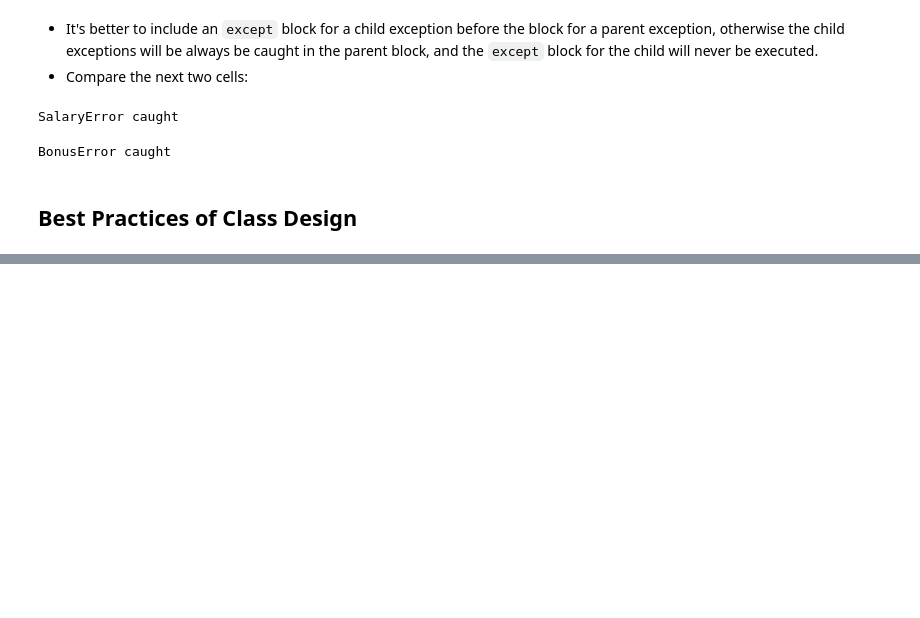
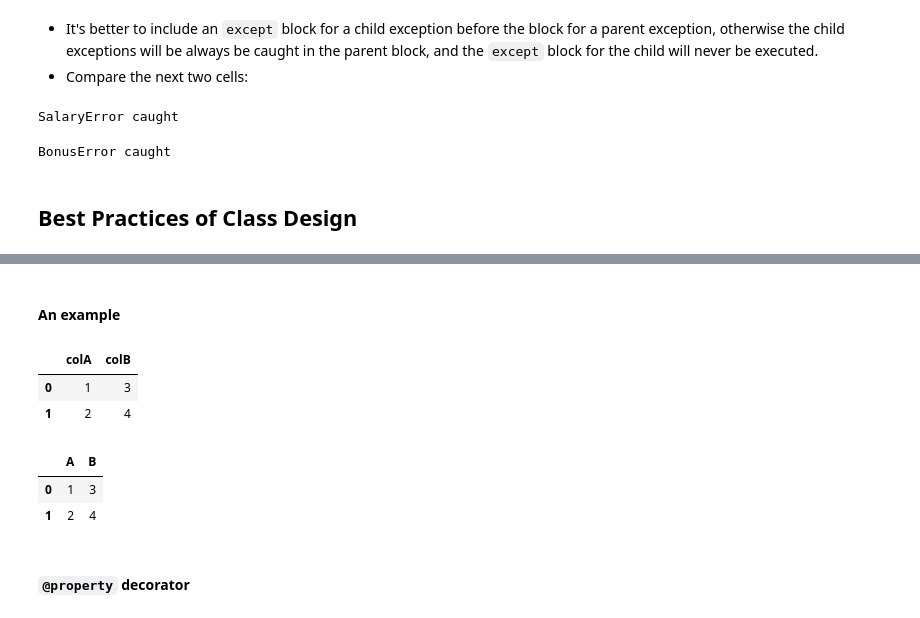
Before and after one commit to PaulToronto/DataCamp-Courses, a Jupyter notebook: Object_Oriented_Programming_in_Python.ipynb, the cells around one changed output, grey strips where cells are left out. Saved outputs shown, nothing was run; the diff lists cells and outputs as text; code cells hidden in the pictures; blank space fills up the shorter version.

```diff
--- a/Object_Oriented_Programming_in_Python.ipynb
+++ b/Object_Oriented_Programming_in_Python.ipynb
@@ -1486,0 +1760,16 @@ BonusError caught
+# %% [markdown]
+#### An example
+# %%
+df = pd.DataFrame({"colA": [1, 2], "colB": [3, 4]})
+df
+# %% [output]
+|  | colA | colB |
+| 0 | 1 | 3 |
+| 1 | 2 | 4 |
+# %%
+df.columns = ["A", "B"]
+df
+# %% [output]
+|  | A | B |
+| 0 | 1 | 3 |
+| 1 | 2 | 4 |
@@ -1486,0 +1782,2 @@ BonusError caught
+# %% [markdown]
+#### `@property` decorator
```
Also changed, not shown: parts of 42 cells of this notebook.
